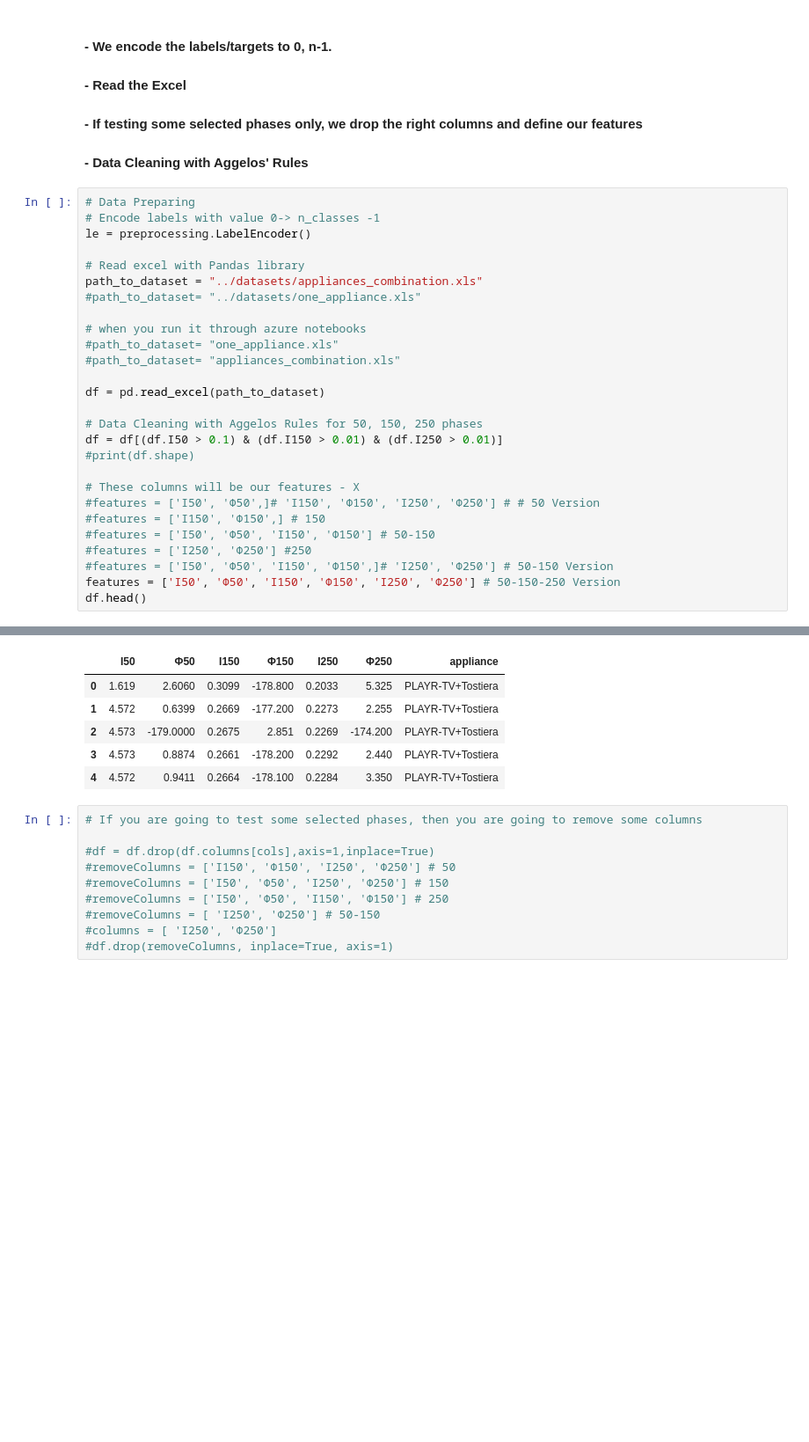
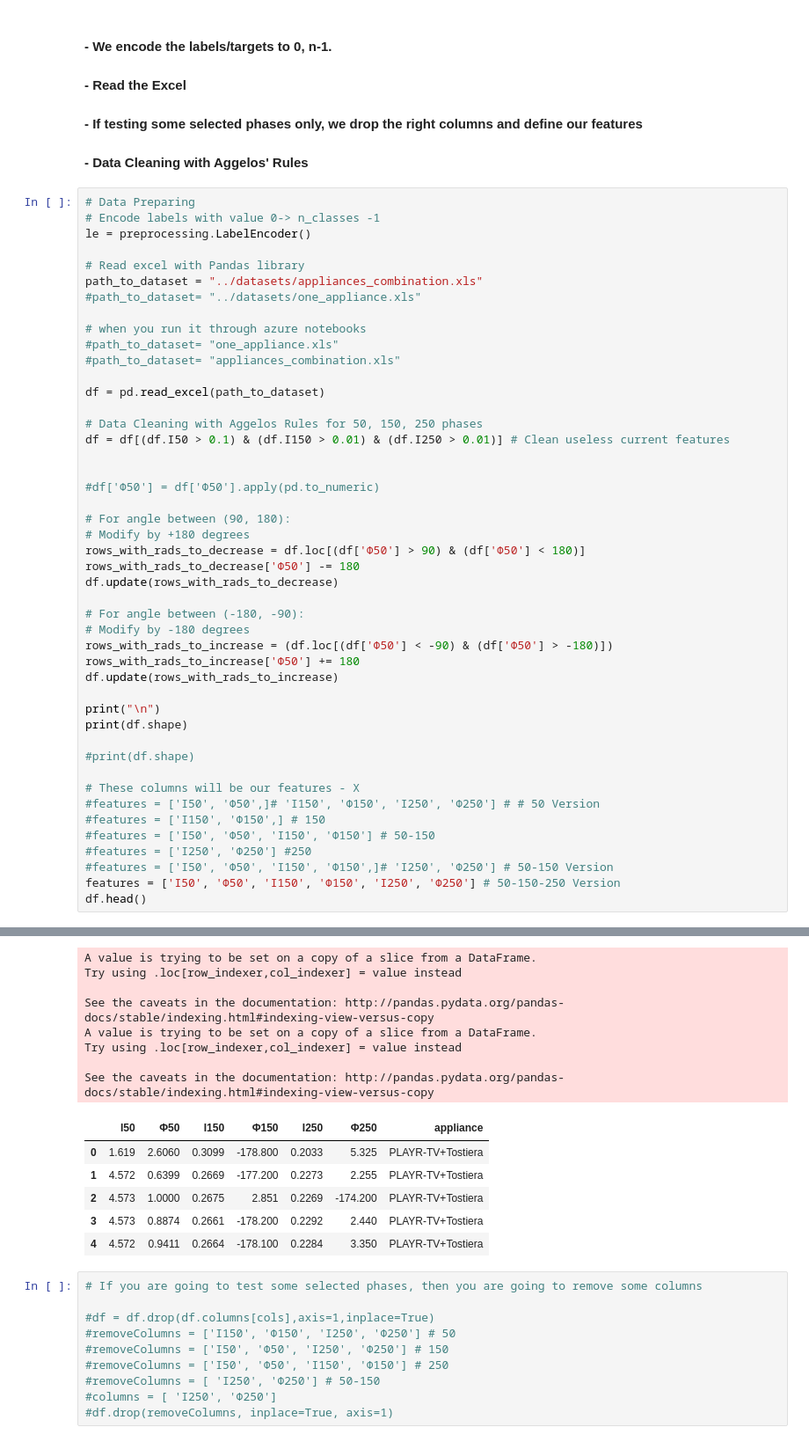
Before and after one commit to kbodurri/NILM, a Jupyter notebook: code/classification.ipynb, the cells around one changed output, grey strips where cells are left out. Shown at 88% size. Saved outputs shown, nothing was run; the diff lists cells and outputs as text; blank space fills up the shorter version.

```diff
--- a/code/classification.ipynb
+++ b/code/classification.ipynb
@@ -55,7 +55,26 @@ path_to_dataset = "../datasets/appliances_combination.xls"
 df = pd.read_excel(path_to_dataset)
 
 # Data Cleaning with Aggelos Rules for 50, 150, 250 phases
-df = df[(df.I50 > 0.1) & (df.I150 > 0.01) & (df.I250 > 0.01)]
+df = df[(df.I50 > 0.1) & (df.I150 > 0.01) & (df.I250 > 0.01)] # Clean useless current features
+
+
+#df['Φ50'] = df['Φ50'].apply(pd.to_numeric)
+
+# For angle between (90, 180):
+# Modify by +180 degrees
+rows_with_rads_to_decrease = df.loc[(df['Φ50'] > 90) & (df['Φ50'] < 180)]
+rows_with_rads_to_decrease['Φ50'] -= 180
+df.update(rows_with_rads_to_decrease)
+
+# For angle between (-180, -90):
+# Modify by -180 degrees
+rows_with_rads_to_increase = (df.loc[(df['Φ50'] < -90) & (df['Φ50'] > -180)])
+rows_with_rads_to_increase['Φ50'] += 180
+df.update(rows_with_rads_to_increase)
+
+print("\n")
+print(df.shape)
+
 #print(df.shape)
 
 # These columns will be our features - X
@@ -70,7 +90,15 @@ df.head()
+A value is trying to be set on a copy of a slice from a DataFrame.
+Try using .loc[row_indexer,col_indexer] = value instead
+
+See the caveats in the documentation: http://pandas.pydata.org/pandas-docs/stable/indexing.html#indexing-view-versus-copy
+A value is trying to be set on a copy of a slice from a DataFrame.
+Try using .loc[row_indexer,col_indexer] = value instead
+
+See the caveats in the documentation: http://pandas.pydata.org/pandas-docs/stable/indexing.html#indexing-view-versus-copy
 |  | I50 | Φ50 | I150 | Φ150 | I250 | Φ250 | appliance |
 | 0 | 1.619 | 2.6060 | 0.3099 | -178.800 | 0.2033 | 5.325 | PLAYR-TV+Tostiera |
 | 1 | 4.572 | 0.6399 | 0.2669 | -177.200 | 0.2273 | 2.255 | PLAYR-TV+Tostiera |
-| 2 | 4.573 | -179.0000 | 0.2675 | 2.851 | 0.2269 | -174.200 | PLAYR-TV+Tostiera |
+| 2 | 4.573 | 1.0000 | 0.2675 | 2.851 | 0.2269 | -174.200 | PLAYR-TV+Tostiera |
 | 3 | 4.573 | 0.8874 | 0.2661 | -178.200 | 0.2292 | 2.440 | PLAYR-TV+Tostiera |
 | 4 | 4.572 | 0.9411 | 0.2664 | -178.100 | 0.2284 | 3.350 | PLAYR-TV+Tostiera |
 # %%
```
Also changed, not shown: parts of 3 cells of this notebook.
